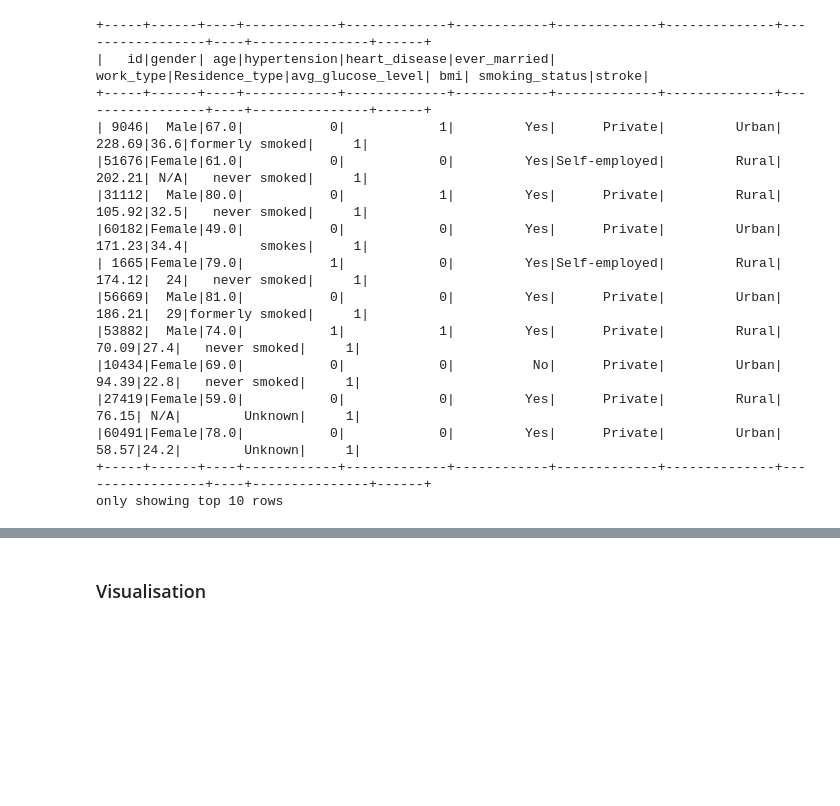
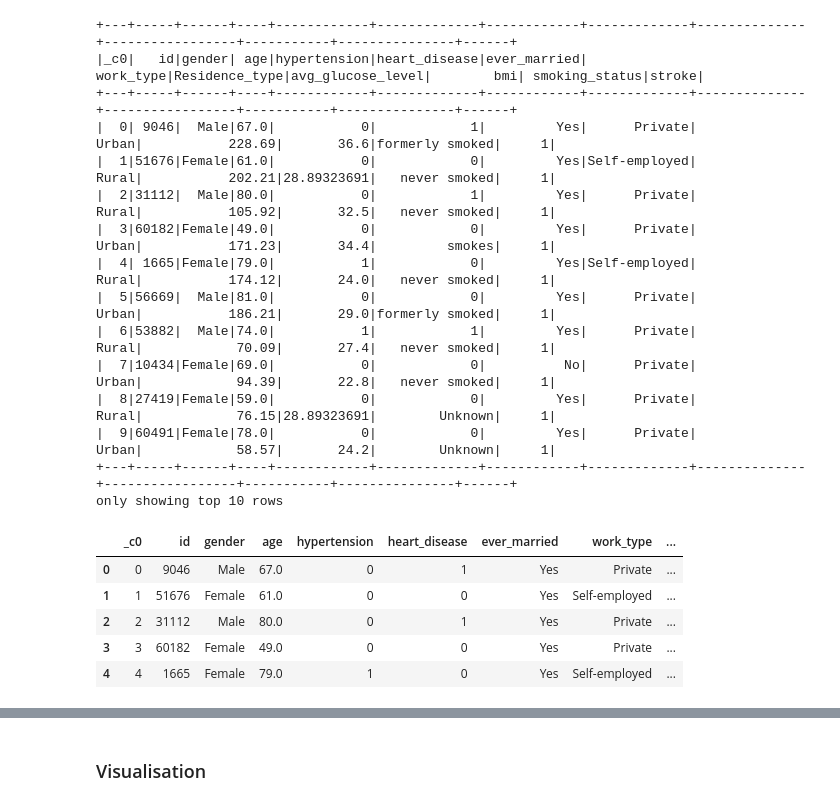
Before and after one commit to meng-86/Project-4, a Jupyter notebook: Stroke_model_3.ipynb, the cells around one changed output, grey strips where cells are left out. Cells and saved outputs as stored; diff of their text form; code cells hidden in the pictures; blank space fills up the shorter version.

```diff
--- a/Stroke_model_3.ipynb
+++ b/Stroke_model_3.ipynb
@@ -60,24 +59,31 @@ from pyspark.sql import SparkSession
 spark = SparkSession.builder.appName("CloudETL").config("spark.driver.extraClassPath","/content/postgresql-42.2.9.jar").getOrCreate()
 # %%
 from pyspark import SparkFiles
-url ="https://project-4.s3.eu-west-2.amazonaws.com/stroke-dataset.csv"
+url ="https://project-4.s3.eu-west-2.amazonaws.com/healthcare-dataset-stroke-data.csv"
 spark.sparkContext.addFile(url)
-stroke_data = spark.read.csv(SparkFiles.get("stroke-dataset.csv"), header=True, inferSchema=True)
-
-stroke_data.show(10)
+df = spark.read.csv(SparkFiles.get("healthcare-dataset-stroke-data.csv"), header=True, inferSchema=True)
+df.show(10)
+df = df.toPandas()
+df.head()
 # %% [output]
-+-----+------+----+------------+-------------+------------+-------------+--------------+-----------------+----+---------------+------+
-|   id|gender| age|hypertension|heart_disease|ever_married|    work_type|Residence_type|avg_glucose_level| bmi| smoking_status|stroke|
-+-----+------+----+------------+-------------+------------+-------------+--------------+-----------------+----+---------------+------+
-| 9046|  Male|67.0|           0|            1|         Yes|      Private|         Urban|           228.69|36.6|formerly smoked|     1|
-|51676|Female|61.0|           0|            0|         Yes|Self-employed|         Rural|           202.21| N/A|   never smoked|     1|
-|31112|  Male|80.0|           0|            1|         Yes|      Private|         Rural|           105.92|32.5|   never smoked|     1|
-|60182|Female|49.0|           0|            0|         Yes|      Private|         Urban|           171.23|34.4|         smokes|     1|
-| 1665|Female|79.0|           1|            0|         Yes|Self-employed|         Rural|           174.12|  24|   never smoked|     1|
-|56669|  Male|81.0|           0|            0|         Yes|      Private|         Urban|           186.21|  29|formerly smoked|     1|
-|53882|  Male|74.0|           1|            1|         Yes|      Private|         Rural|            70.09|27.4|   never smoked|     1|
-|10434|Female|69.0|           0|            0|          No|      Private|         Urban|            94.39|22.8|   never smoked|     1|
-|27419|Female|59.0|           0|            0|         Yes|      Private|         Rural|            76.15| N/A|        Unknown|     1|
-|60491|Female|78.0|           0|            0|         Yes|      Private|         Urban|            58.57|24.2|        Unknown|     1|
-+-----+------+----+------------+-------------+------------+-------------+--------------+-----------------+----+---------------+------+
++---+-----+------+----+------------+-------------+------------+-------------+--------------+-----------------+-----------+---------------+------+
+|_c0|   id|gender| age|hypertension|heart_disease|ever_married|    work_type|Residence_type|avg_glucose_level|        bmi| smoking_status|stroke|
++---+-----+------+----+------------+-------------+------------+-------------+--------------+-----------------+-----------+---------------+------+
+|  0| 9046|  Male|67.0|           0|            1|         Yes|      Private|         Urban|           228.69|       36.6|formerly smoked|     1|
+|  1|51676|Female|61.0|           0|            0|         Yes|Self-employed|         Rural|           202.21|28.89323691|   never smoked|     1|
+|  2|31112|  Male|80.0|           0|            1|         Yes|      Private|         Rural|           105.92|       32.5|   never smoked|     1|
+|  3|60182|Female|49.0|           0|            0|         Yes|      Private|         Urban|           171.23|       34.4|         smokes|     1|
+|  4| 1665|Female|79.0|           1|            0|         Yes|Self-employed|         Rural|           174.12|       24.0|   never smoked|     1|
+|  5|56669|  Male|81.0|           0|            0|         Yes|      Private|         Urban|           186.21|       29.0|formerly smoked|     1|
+|  6|53882|  Male|74.0|           1|            1|         Yes|      Private|         Rural|            70.09|       27.4|   never smoked|     1|
+|  7|10434|Female|69.0|           0|            0|          No|      Private|         Urban|            94.39|       22.8|   never smoked|     1|
+|  8|27419|Female|59.0|           0|            0|         Yes|      Private|         Rural|            76.15|28.89323691|        Unknown|     1|
+|  9|60491|Female|78.0|           0|            0|         Yes|      Private|         Urban|            58.57|       24.2|        Unknown|     1|
++---+-----+------+----+------------+-------------+------------+-------------+--------------+-----------------+-----------+---------------+------+
 only showing top 10 rows
+|  | _c0 | id | gender | age | hypertension | heart_disease | ever_married | work_type | ... |
+| 0 | 0 | 9046 | Male | 67.0 | 0 | 1 | Yes | Private | ... |
+| 1 | 1 | 51676 | Female | 61.0 | 0 | 0 | Yes | Self-employed | ... |
+| 2 | 2 | 31112 | Male | 80.0 | 0 | 1 | Yes | Private | ... |
+| 3 | 3 | 60182 | Female | 49.0 | 0 | 0 | Yes | Private | ... |
+| 4 | 4 | 1665 | Female | 79.0 | 1 | 0 | Yes | Self-employed | ... |
```
Also changed, not shown: parts of 31 cells of this notebook.
